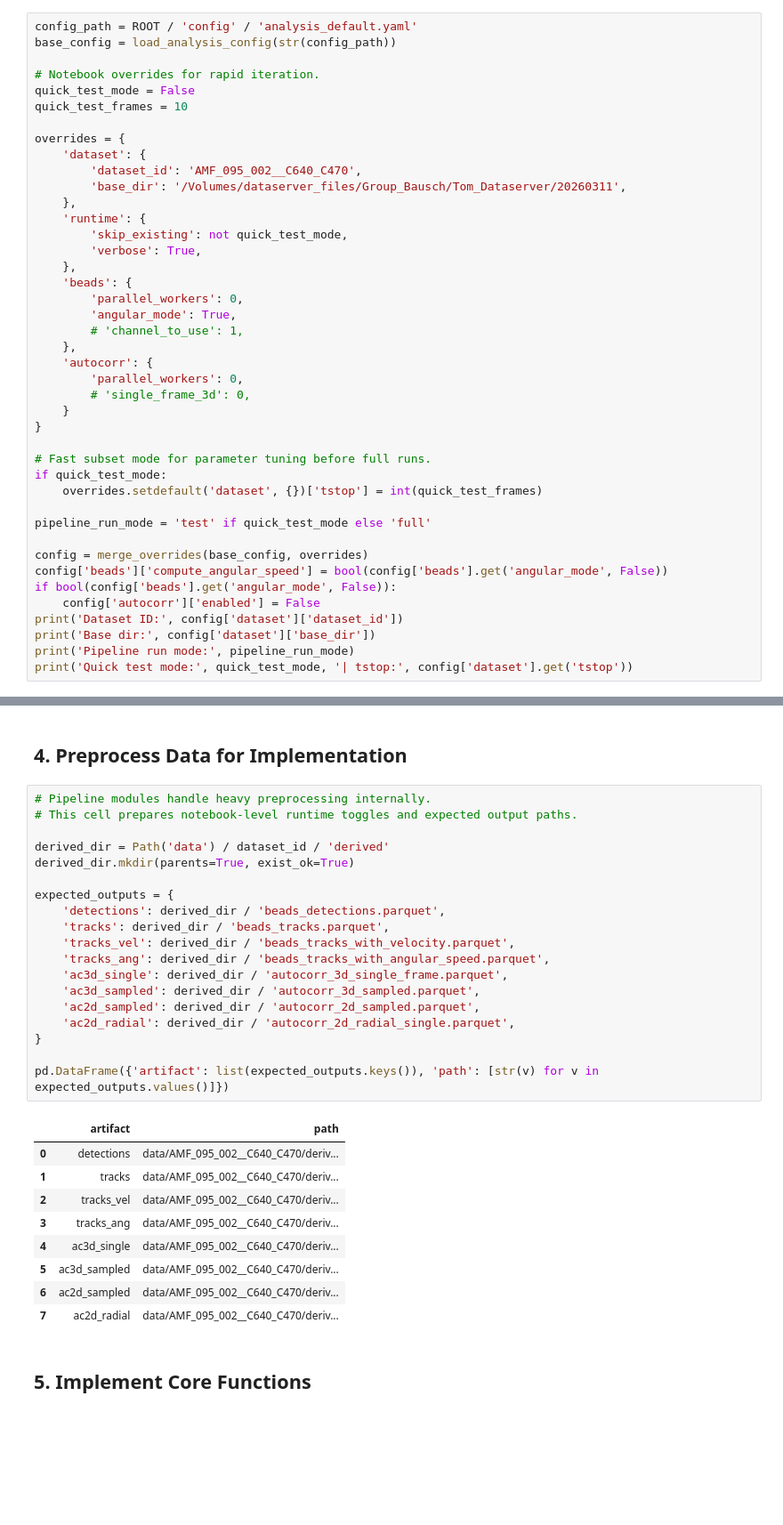
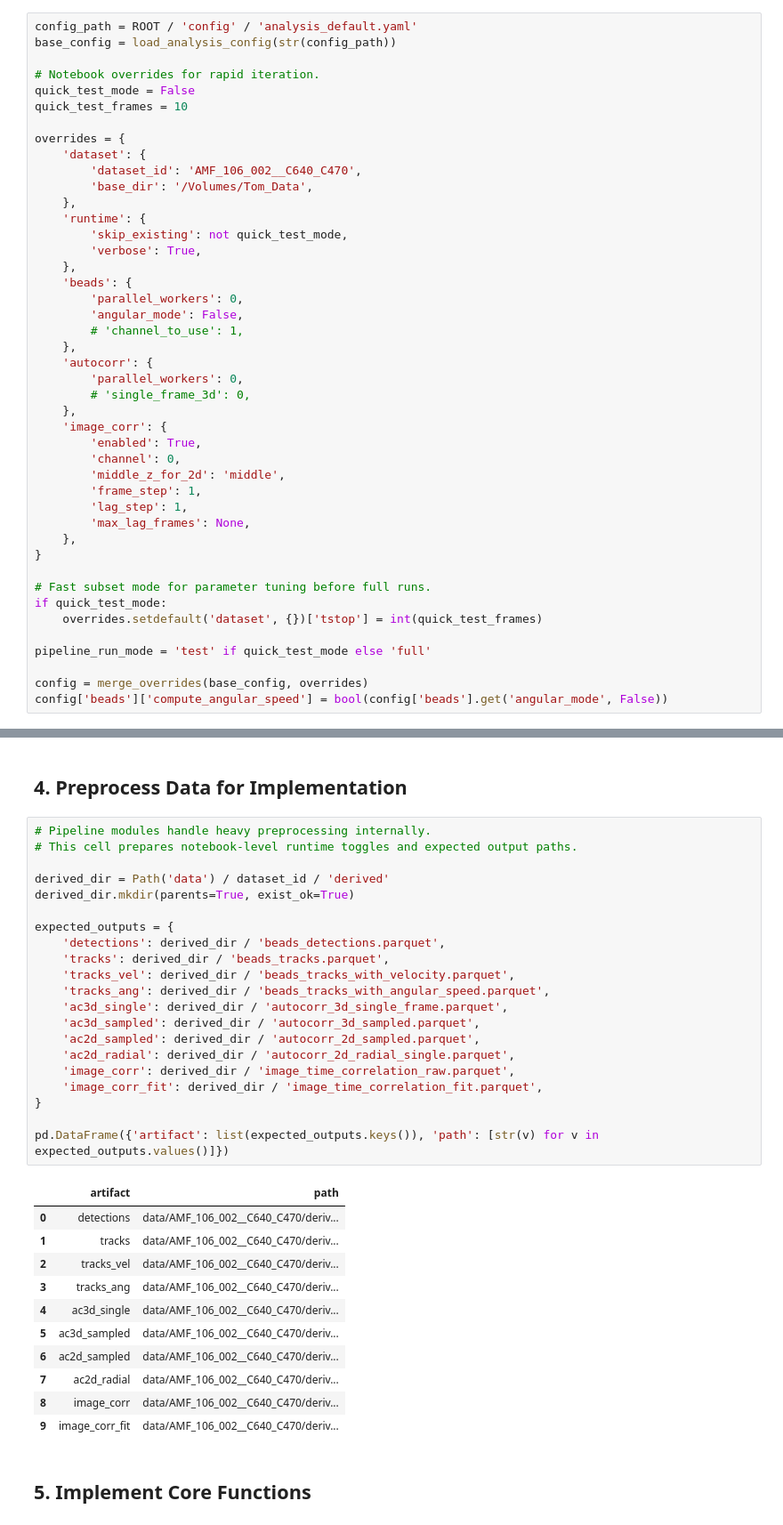
Before and after one commit to tomic1/master, a Jupyter notebook: analysis_unified.ipynb, the cells around one changed output, grey strips where cells are left out. Shown at 89% size. Drawn from its saved outputs; the diff is of its cells as text; blank space fills up the shorter version.

```diff
--- a/analysis_unified.ipynb
+++ b/analysis_unified.ipynb
@@ -47,8 +47,8 @@ quick_test_frames = 10
 
 overrides = {
     'dataset': {
-        'dataset_id': 'AMF_095_002__C640_C470',
-        'base_dir': '/Volumes/dataserver_files/Group_Bausch/Tom_Dataserver/20260311',
+        'dataset_id': 'AMF_106_002__C640_C470',
+        'base_dir': '/Volumes/Tom_Data',
     },
     'runtime': {
         'skip_existing': not quick_test_mode,
@@ -56,13 +56,21 @@ overrides = {
     },
     'beads': {
         'parallel_workers': 0,
-        'angular_mode': True,
+        'angular_mode': False,
         # 'channel_to_use': 1,
     },
     'autocorr': {
         'parallel_workers': 0,
         # 'single_frame_3d': 0,
-    }
+    },
+    'image_corr': {
+        'enabled': True,
+        'channel': 0,
+        'middle_z_for_2d': 'middle',
+        'frame_step': 1,
+        'lag_step': 1,
+        'max_lag_frames': None,
+    },
 }
 
 # Fast subset mode for parameter tuning before full runs.
@@ -73,9 +81,3 @@ pipeline_run_mode = 'test' if quick_test_mode else 'full'
 
 config = merge_overrides(base_config, overrides)
 config['beads']['compute_angular_speed'] = bool(config['beads'].get('angular_mode', False))
-if bool(config['beads'].get('angular_mode', False)):
-    config['autocorr']['enabled'] = False
-print('Dataset ID:', config['dataset']['dataset_id'])
-print('Base dir:', config['dataset']['base_dir'])
-print('Pipeline run mode:', pipeline_run_mode)
-print('Quick test mode:', quick_test_mode, '| tstop:', config['dataset'].get('tstop'))
@@ -129,32 +126,36 @@ Frame subset (tstop): -1
 # %%
 # Pipeline modules handle heavy preprocessing internally.
 # This cell prepares notebook-level runtime toggles and expected output paths.
 
 derived_dir = Path('data') / dataset_id / 'derived'
 derived_dir.mkdir(parents=True, exist_ok=True)
 
 expected_outputs = {
     'detections': derived_dir / 'beads_detections.parquet',
     'tracks': derived_dir / 'beads_tracks.parquet',
     'tracks_vel': derived_dir / 'beads_tracks_with_velocity.parquet',
     'tracks_ang': derived_dir / 'beads_tracks_with_angular_speed.parquet',
     'ac3d_single': derived_dir / 'autocorr_3d_single_frame.parquet',
     'ac3d_sampled': derived_dir / 'autocorr_3d_sampled.parquet',
     'ac2d_sampled': derived_dir / 'autocorr_2d_sampled.parquet',
     'ac2d_radial': derived_dir / 'autocorr_2d_radial_single.parquet',
+    'image_corr': derived_dir / 'image_time_correlation_raw.parquet',
+    'image_corr_fit': derived_dir / 'image_time_correlation_fit.parquet',
 }
 
 pd.DataFrame({'artifact': list(expected_outputs.keys()), 'path': [str(v) for v in expected_outputs.values()]})
 # %% [output]
 |  | artifact | path |
-| 0 | detections | data/AMF_095_002__C640_C470/deriv... |
-| 1 | tracks | data/AMF_095_002__C640_C470/deriv... |
-| 2 | tracks_vel | data/AMF_095_002__C640_C470/deriv... |
-| 3 | tracks_ang | data/AMF_095_002__C640_C470/deriv... |
-| 4 | ac3d_single | data/AMF_095_002__C640_C470/deriv... |
-| 5 | ac3d_sampled | data/AMF_095_002__C640_C470/deriv... |
-| 6 | ac2d_sampled | data/AMF_095_002__C640_C470/deriv... |
-| 7 | ac2d_radial | data/AMF_095_002__C640_C470/deriv... |
+| 0 | detections | data/AMF_106_002__C640_C470/deriv... |
+| 1 | tracks | data/AMF_106_002__C640_C470/deriv... |
+| 2 | tracks_vel | data/AMF_106_002__C640_C470/deriv... |
+| 3 | tracks_ang | data/AMF_106_002__C640_C470/deriv... |
+| 4 | ac3d_single | data/AMF_106_002__C640_C470/deriv... |
+| 5 | ac3d_sampled | data/AMF_106_002__C640_C470/deriv... |
+| 6 | ac2d_sampled | data/AMF_106_002__C640_C470/deriv... |
+| 7 | ac2d_radial | data/AMF_106_002__C640_C470/deriv... |
+| 8 | image_corr | data/AMF_106_002__C640_C470/deriv... |
+| 9 | image_corr_fit | data/AMF_106_002__C640_C470/deriv... |
 # %% [markdown]
 ## 5. Implement Core Functions
 # %%
```
Also changed, not shown: parts of 32 cells of this notebook.
